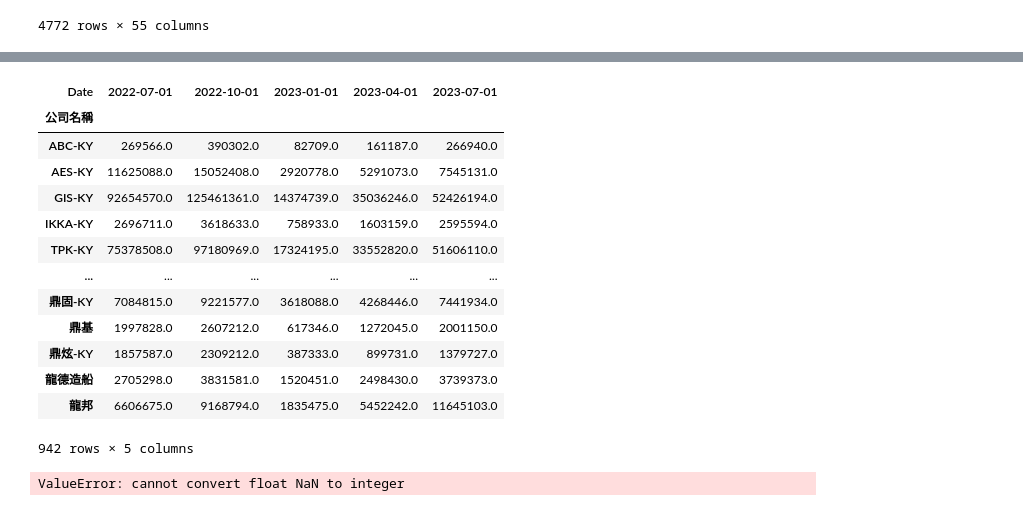
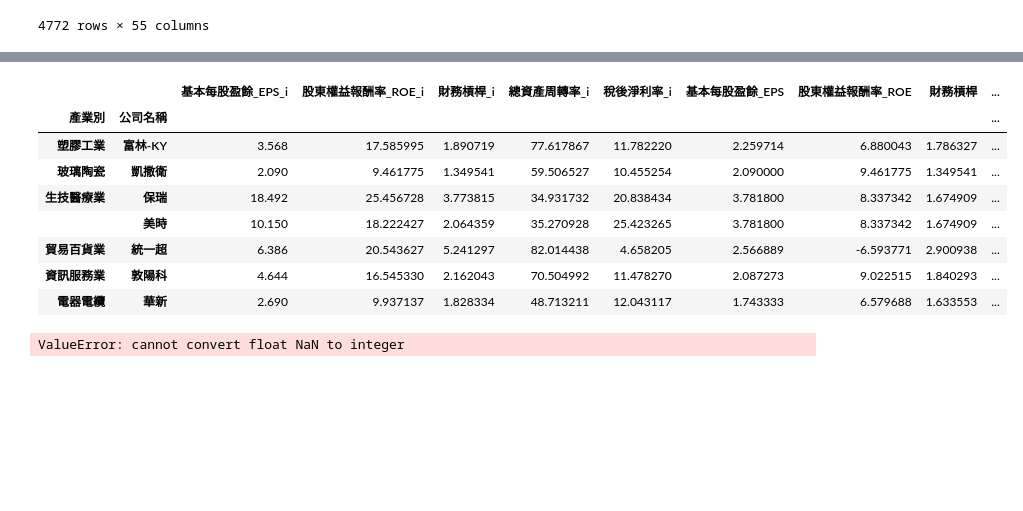
Before and after one commit to e19931107/ccClub_stock_analysis, a Jupyter notebook: Project/1223新增產業別.ipynb, the cells around one changed output, grey strips where cells are left out. Drawn from its saved outputs; the diff is of its cells as text; code cells hidden in the pictures; blank space fills up the shorter version.

```diff
--- a/Project/1223新增產業別.ipynb
+++ b/Project/1223新增產業別.ipynb
@@ -50,11 +50,15 @@ project['公司名稱'] = resultdf['公司名稱']
 project['產業別'] = resultdf['產業別']
 project['年度'] = resultdf['年度']
 project['季別'] = resultdf['季別']
-project['基本每股盈餘_EPS'] = resultdf['基本每股盈餘（元）'] #EPS
+project['基本每股盈餘_EPS'] = resultdf['基本每股盈餘（元）'] #EPS(1)
 project['營業收入'] = resultdf['營業收入']
 project['權益總計'] = resultdf['權益總計'] #股東權益
 project['資產總計'] = resultdf['資產總計'] #資產總額
 project['淨利'] = resultdf['本期綜合損益總額'] #淨利
+project['股東權益報酬率_ROE'] = (resultdf['本期綜合損益總額'] / resultdf['權益總計'])*100 #ROE(2)
+project['財務槓桿'] = resultdf['資產總計'] / resultdf['權益總計'] #財務槓桿(3)
+project['總資產周轉率'] = (resultdf['營業收入'] / resultdf['資產總計'])*100 #總資產周轉率(4)
+project['稅後淨利率'] = (resultdf['本期綜合損益總額'] / resultdf['營業收入'])*100 #稅後淨利率(5)
 
 project = pd.DataFrame(project)
 project
@@ -75,61 +79,70 @@ project
 # %%
 # dataset1
 import pandas as pd
 from pandas.core.reshape.pivot import pivot
 # 先將project的年度、季別合併，變成date的形式後排序，之後繪圖座標軸才會正確
 project['Date'] = (project['年度'] + 1911).astype(str)+ (project['季別']*3-2).astype(str)
 project['Date'] = pd.to_datetime(project['Date'], format='%Y%m')
 
 import datetime
 p_time = project #複製一個要修改的p_time避免動到原本project
 p_time = p_time.drop_duplicates(subset=['Date']) #把重複的時間刪掉，因此只會有5個時間從最新(當季)到最舊(前5季)
 time_list = []
 for i in range(5):
     time_list.append(p_time.iat[i,-1].strftime("%Y-%m-%d")) #用for迴圈把每個時間加到time_list
 time_list = sorted(time_list, reverse=True) #由最新的季別排到最早的季別
 
-# exclude1: 每年營收呈現負成長
-p1 = project[['公司名稱','Date','營業收入']]
+# 處理missing
+project1 = project.dropna(subset=['基本每股盈餘_EPS','營業收入', '股東權益報酬率_ROE',	'財務槓桿','總資產周轉率','稅後淨利率','營業收入']) #n=4772
+project1 = project1.groupby(['公司名稱']).agg('count') #n=958
+project1 = project1[~(project1['基本每股盈餘_EPS'] < 5)] #n=943
+project1 = pd.merge(project1, project, how = 'left', suffixes=["_x",""], on = ['公司名稱']) #n=4715
+project1 = project1[['產業別','公司名稱','基本每股盈餘_EPS','營業收入', '股東權益報酬率_ROE','財務槓桿','總資產周轉率','稅後淨利率','Date']] #n=4715
+
+# # exclude1: 每年營收呈現負成長
+p1 = project1[['公司名稱','Date','營業收入']]
 p1.sort_values(by = ['公司名稱','Date']) #排序資料
-p1 = p1.pivot(index = '公司名稱',columns = 'Date',values = '營業收入') #轉置表格 #n=958
-p1 = p1.dropna(subset = time_list, how = 'any') #刪除任一季的營業額為missing,n=943
+p1 = p1.pivot(index = '公司名稱',columns = 'Date',values = '營業收入') #轉置表格 #n=943
 for i in range(len(time_list)-1):
     month_current = time_list[i].split('-')[1]
     month_previous = time_list[i+1].split('-')[1]
     if month_current != '01': #大部份第一季一定比前一年的第四季少營收，因此不比較
         p1 = p1[~(p1[time_list[i]] < p1[time_list[i+1]])] #n=942 用time_list取代固定季別
-#p1 = p1[~((p1['2023-07-01'] < p1['2023-04-01']) | (p1['2023-04-01'] < p1['2023-01-01']) | (p1['2022-10-01'] < p1['2022-07-01']))] #n=942
+p1 = pd.merge(p1, project1, how = 'left', on = ['公司名稱'])
+p1 = p1[['產業別','公司名稱','基本每股盈餘_EPS','營業收入', '股東權益報酬率_ROE',	'財務槓桿','總資產周轉率','稅後淨利率','Date']] #n=4710
 
-# exclude2: 任一季EPS為負數
-p2 = project[['公司名稱','Date','基本每股盈餘_EPS']]
+# # exclude2: 任一季EPS為負數
+p2 = p1[['公司名稱','Date','基本每股盈餘_EPS']]
 p2.sort_values(by = ['公司名稱','Date'])
-p2 = p2.pivot(index = '公司名稱',columns = 'Date',values = '基本每股盈餘_EPS') #n=958
-p2 = p2.dropna(subset = time_list, how = 'any') #刪除任一季的基本每股盈餘_EPS為missing,n=943
+p2 = p2.pivot(index = '公司名稱',columns = 'Date',values = '基本每股盈餘_EPS') #n=942
 for time_ymd in time_list:
     p2 = p2[~(p2[time_ymd] < 0)] #n=619 用迴圈跑time_list取代固定季別，之後可以擴充更多季別
-#p2 = p2[~((p2['2023-07-01'] < 0) | (p2['2023-04-01'] < 0) | (p2['2023-01-01'] < 0) | (p2['2022-10-01'] < 0) | (p2['2022-07-01'] < 0))] #n=620
-
-# exclude1+exclude2 #n=549
-# p1 = p1[['公司名稱']]
-# p2 = p2[['公司名稱']]
-# print(pd.merge(p1, p2, on='公司名稱', how='inner'))
+p2 = pd.merge(p2, project, how = 'left', on = ['公司名稱'])
+p2 = p2[['產業別','公司名稱','基本每股盈餘_EPS','營業收入', '股東權益報酬率_ROE',	'財務槓桿','總資產周轉率','稅後淨利率','Date']] #n=3095
 
 # exclude3: 任一指標低於該產業平均
+
+p3 = p2[['公司名稱','基本每股盈餘_EPS','股東權益報酬率_ROE','財務槓桿','總資產周轉率','稅後淨利率','產業別']] #n=3095
+p3_company = p3.groupby(['產業別','公司名稱']).agg('mean') #n=619
+p3_category = p3_company.groupby(['產業別']).agg('mean') #n=31
+p3 = pd.merge(p3, p3_company, how = 'inner', suffixes = ('_0', '_i'), on = ['產業別','公司名稱'])
+p3 = p3[['公司名稱','基本每股盈餘_EPS_i','股東權益報酬率_ROE_i','財務槓桿_i','總資產周轉率_i','稅後淨利率_i','產業別']]
+p3 = pd.merge(p3, p3_category, how='inner', on = ['產業別'])
+p3 = p3.groupby(['產業別','公司名稱']).agg('median') #n=619
+p3 = p3[~(p3['基本每股盈餘_EPS_i'] < p3['基本每股盈餘_EPS']) & ~(p3['股東權益報酬率_ROE_i'] < p3['股東權益報酬率_ROE']) & ~(p3['財務槓桿_i'] < p3['財務槓桿'])
+        & ~(p3['總資產周轉率_i'] < p3['總資產周轉率']) & ~(p3['稅後淨利率_i'] < p3['稅後淨利率'])] #n=7
+
+p3
 # %% [output]
-| Date | 2022-07-01 | 2022-10-01 | 2023-01-01 | 2023-04-01 | 2023-07-01 |
-| 公司名稱 |  |  |  |  |  |
-| ABC-KY | 269566.0 | 390302.0 | 82709.0 | 161187.0 | 266940.0 |
-| AES-KY | 11625088.0 | 15052408.0 | 2920778.0 | 5291073.0 | 7545131.0 |
-| GIS-KY | 92654570.0 | 125461361.0 | 14374739.0 | 35036246.0 | 52426194.0 |
-| IKKA-KY | 2696711.0 | 3618633.0 | 758933.0 | 1603159.0 | 2595594.0 |
-| TPK-KY | 75378508.0 | 97180969.0 | 17324195.0 | 33552820.0 | 51606110.0 |
-| ... | ... | ... | ... | ... | ... |
-| 鼎固-KY | 7084815.0 | 9221577.0 | 3618088.0 | 4268446.0 | 7441934.0 |
-| 鼎基 | 1997828.0 | 2607212.0 | 617346.0 | 1272045.0 | 2001150.0 |
-| 鼎炫-KY | 1857587.0 | 2309212.0 | 387333.0 | 899731.0 | 1379727.0 |
-| 龍德造船 | 2705298.0 | 3831581.0 | 1520451.0 | 2498430.0 | 3739373.0 |
-| 龍邦 | 6606675.0 | 9168794.0 | 1835475.0 | 5452242.0 | 11645103.0 |
+|  |  | 基本每股盈餘_EPS_i | 股東權益報酬率_ROE_i | 財務槓桿_i | 總資產周轉率_i | 稅後淨利率_i | 基本每股盈餘_EPS | 股東權益報酬率_ROE | 財務槓桿 | ... |
+| 產業別 | 公司名稱 |  |  |  |  |  |  |  |  | ... |
+| 塑膠工業 | 富林-KY | 3.568 | 17.585995 | 1.890719 | 77.617867 | 11.782220 | 2.259714 | 6.880043 | 1.786327 | ... |
+| 玻璃陶瓷 | 凱撒衛 | 2.090 | 9.461775 | 1.349541 | 59.506527 | 10.455254 | 2.090000 | 9.461775 | 1.349541 | ... |
+| 生技醫療業 | 保瑞 | 18.492 | 25.456728 | 3.773815 | 34.931732 | 20.838434 | 3.781800 | 8.337342 | 1.674909 | ... |
+|  | 美時 | 10.150 | 18.222427 | 2.064359 | 35.270928 | 25.423265 | 3.781800 | 8.337342 | 1.674909 | ... |
+| 貿易百貨業 | 統一超 | 6.386 | 20.543627 | 5.241297 | 82.014438 | 4.658205 | 2.566889 | -6.593771 | 2.900938 | ... |
+| 資訊服務業 | 敦陽科 | 4.644 | 16.545330 | 2.162043 | 70.504992 | 11.478270 | 2.087273 | 9.022515 | 1.840293 | ... |
+| 電器電纜 | 華新 | 2.690 | 9.937137 | 1.828334 | 48.713211 | 12.043117 | 1.743333 | 6.579688 | 1.633553 | ... |
-942 rows × 5 columns
 # %%
 import pandas as pd
 import matplotlib.pyplot as plt
```
Also changed, not shown: parts of 1 cell of this notebook.
